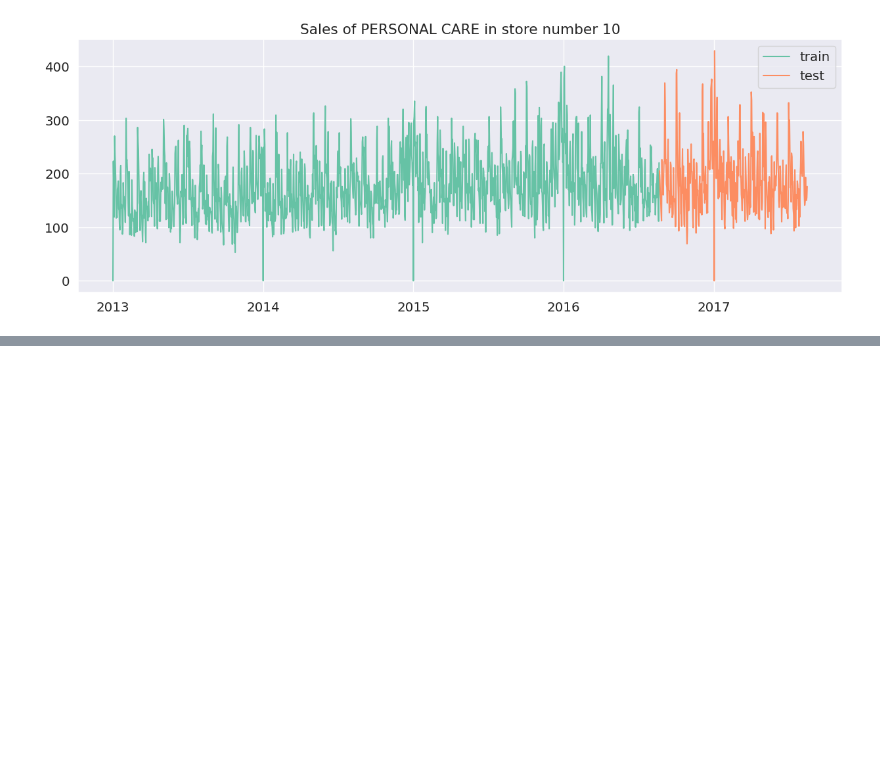
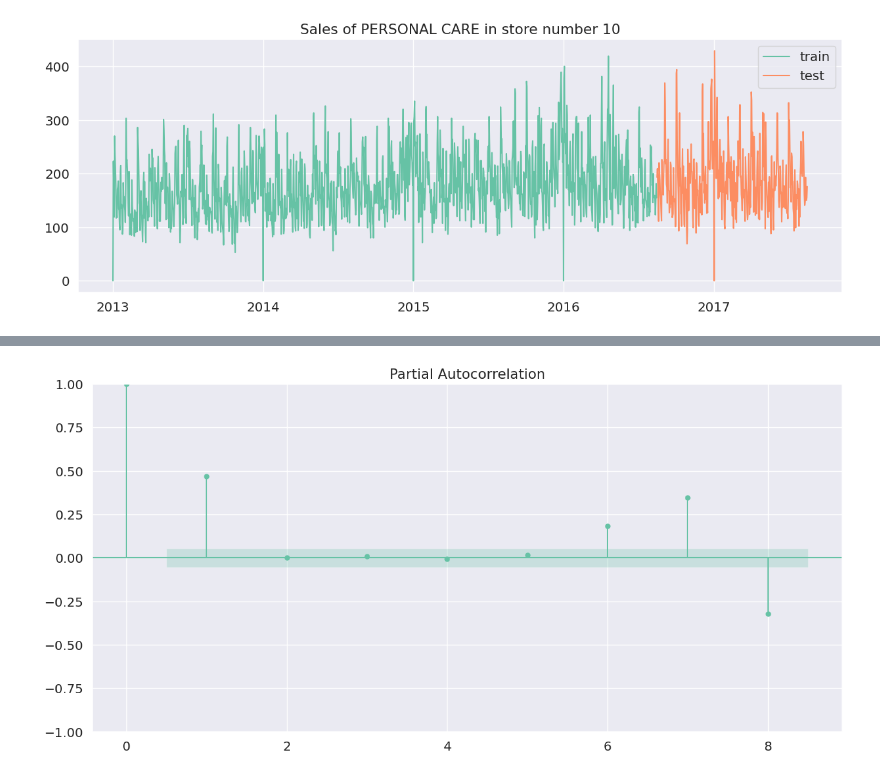
Before and after one commit to rybinsky/TimeSeries, a Jupyter notebook: StoreSales.ipynb, the cells around one changed output, grey strips where cells are left out. Cells and saved outputs as stored; diff of their text form; code cells hidden in the pictures; blank space fills up the shorter version.

```diff
--- a/StoreSales.ipynb
+++ b/StoreSales.ipynb
@@ -217,0 +266,6 @@ ax.legend();
+# %%
+#y_deseason = y_train - y_pred
+plot_pacf(y_train, lags = 8);
+#plot_lags(y_deseason, lags = 8, nrows = 2);
+# %% [output]
+[figure, added]
```
Also changed, not shown: parts of 40 cells of this notebook.
